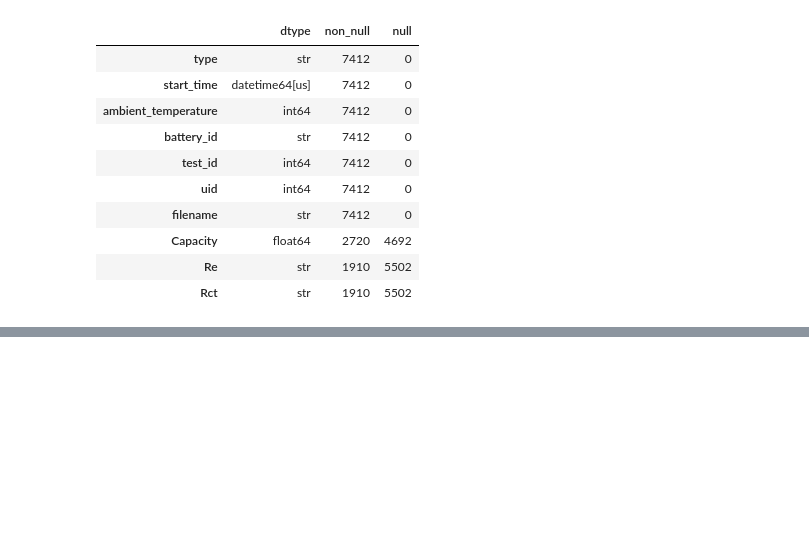
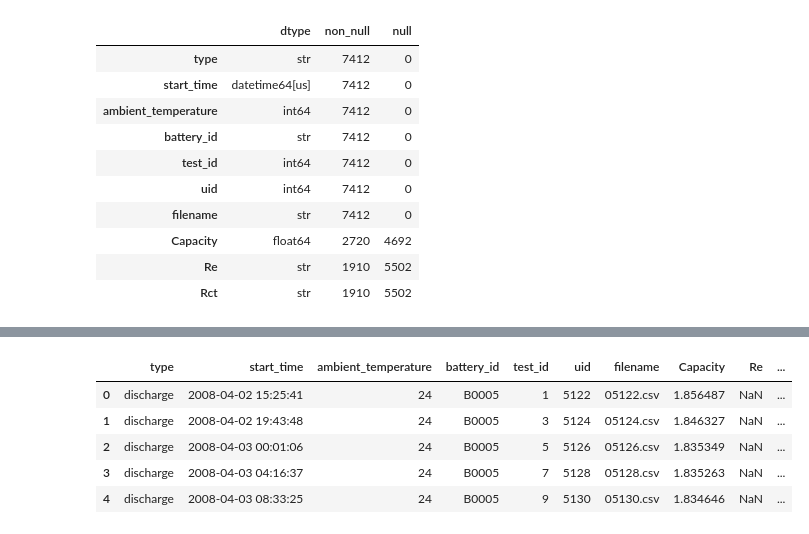
Before and after one commit to mipigirl7/project_lithium_battery_analysis_16team, a Jupyter notebook: sw_eda.ipynb, the cells around one changed output, grey strips where cells are left out. Drawn from its saved outputs; the diff is of its cells as text; code cells hidden in the pictures; blank space fills up the shorter version.

```diff
--- a/sw_eda.ipynb
+++ b/sw_eda.ipynb
@@ -391,3 +371,6 @@ summary
 | Capacity | float64 | 2720 | 4692 |
 | Re | str | 1910 | 5502 |
 | Rct | str | 1910 | 5502 |
+# %%
+df['Rct'] = pd.to_numeric(df['Rct'], errors="coerce")
+df['Re'] = pd.to_numeric(df['Rct'], errors="coerce")
@@ -393,0 +397,4 @@ summary
+# %%
+charge_df = df[df["type"] == "charge"].copy()
+discharge_df = df[df["type"] == "discharge"].copy()
+impedance_df = df[df["type"] == "impedance"].copy()
@@ -393,0 +426,31 @@ summary
+# %%
+# discharge에서는 Capacity만 검사
+discharge_valid = discharge_df.dropna(subset=["Capacity"]).copy()
+
+# impedance에서는 Re, Rct를 검사
+impedance_valid = impedance_df.dropna(subset=["Re", "Rct"]).copy()
+
+# charge는 저 세 값이 원래 없어도 되므로 그대로 둠
+charge_valid = charge_df.copy()
+# %%
+#battery별, 시간순으로 정렬
+discharge_valid = discharge_valid.sort_values(
+    ["battery_id", "start_time", "filename"]
+).reset_index(drop=True)
+
+charge_valid = charge_valid.sort_values(
+    ["battery_id", "start_time", "filename"]
+).reset_index(drop=True)
+
+impedance_valid = impedance_valid.sort_values(
+    ["battery_id", "start_time", "filename"]
+).reset_index(drop=True)
+# %%
+discharge_valid.head()
+# %% [output]
+|  | type | start_time | ambient_temperature | battery_id | test_id | uid | filename | Capacity | Re | ... |
+| 0 | discharge | 2008-04-02 15:25:41 | 24 | B0005 | 1 | 5122 | 05122.csv | 1.856487 | NaN | ... |
+| 1 | discharge | 2008-04-02 19:43:48 | 24 | B0005 | 3 | 5124 | 05124.csv | 1.846327 | NaN | ... |
+| 2 | discharge | 2008-04-03 00:01:06 | 24 | B0005 | 5 | 5126 | 05126.csv | 1.835349 | NaN | ... |
+| 3 | discharge | 2008-04-03 04:16:37 | 24 | B0005 | 7 | 5128 | 05128.csv | 1.835263 | NaN | ... |
+| 4 | discharge | 2008-04-03 08:33:25 | 24 | B0005 | 9 | 5130 | 05130.csv | 1.834646 | NaN | ... |
```
Also changed, not shown: parts of 6 cells of this notebook.
